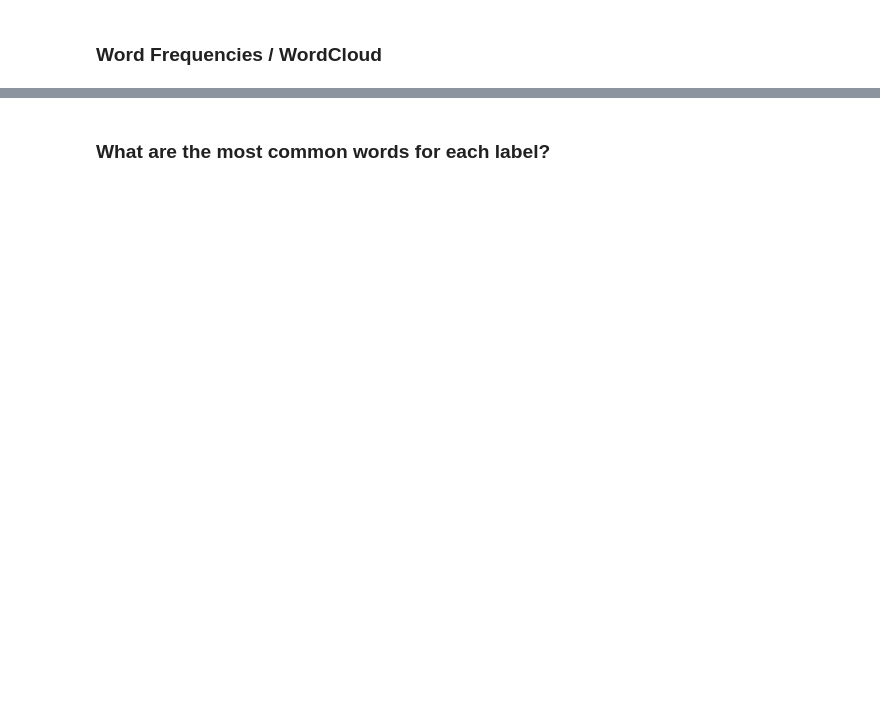
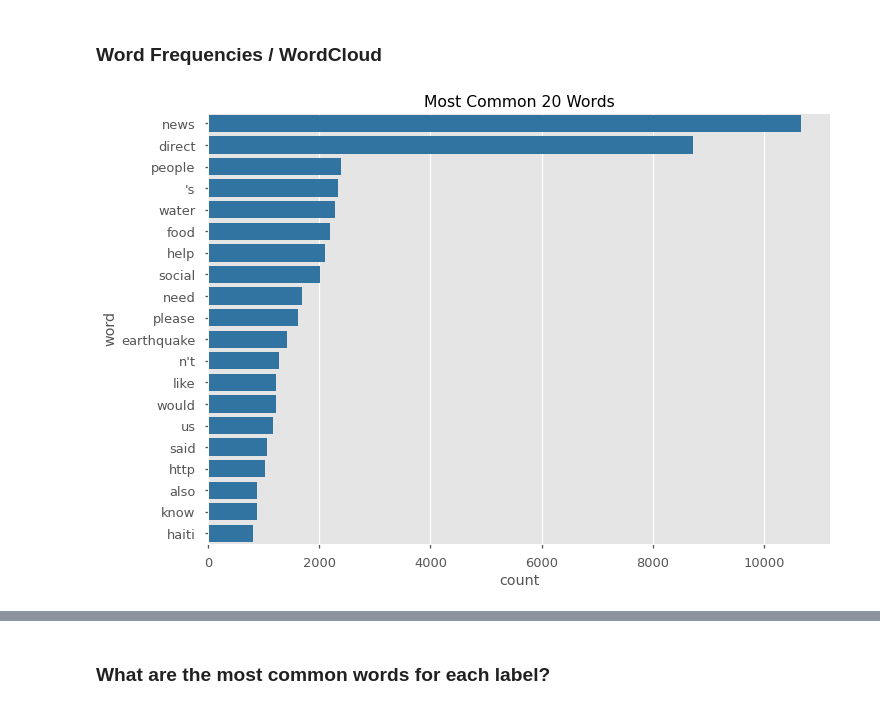
Before and after one commit to cwf231/dsc-mod-4-project-v2-1-onl01-dtsc-pt-041320, a Jupyter notebook: disaster_response.ipynb, the cells around one changed output, grey strips where cells are left out. Drawn from its saved outputs; the diff is of its cells as text; code cells hidden in the pictures; blank space fills up the shorter version.

```diff
--- a/disaster_response.ipynb
+++ b/disaster_response.ipynb
@@ -624 +703,14 @@ all_words = [w for entry in dw.processed_train['all_text_tokenized'].values
+# %%
+# Plot top 20 words.
+all_words = [w for entry in dw.processed_train['all_text_tokenized'].values
+             for w in entry]
+
+freqdist = FreqDist(all_words)
+top = pd.DataFrame(freqdist.most_common(20), columns=['word', 'count'])
+fig, ax = plt.subplots()
+sns.barplot(x='count', y='word', data=top, orient='h', color=COLORS['blue'])
+ax.set(title='Most Common 20 Words')
+fig.tight_layout()
+# %% [output]
+[figure, added]
 # %%
```
Also changed, not shown: parts of 45 cells of this notebook, 9 other files.
